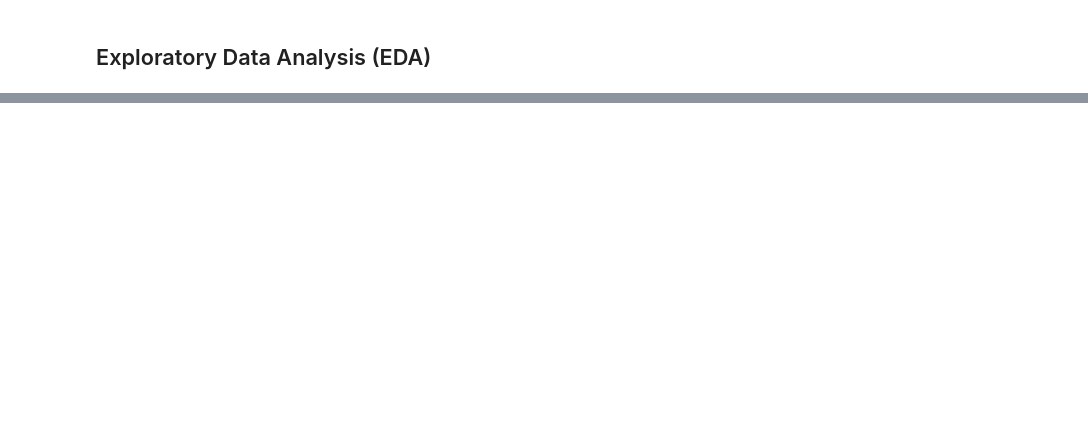
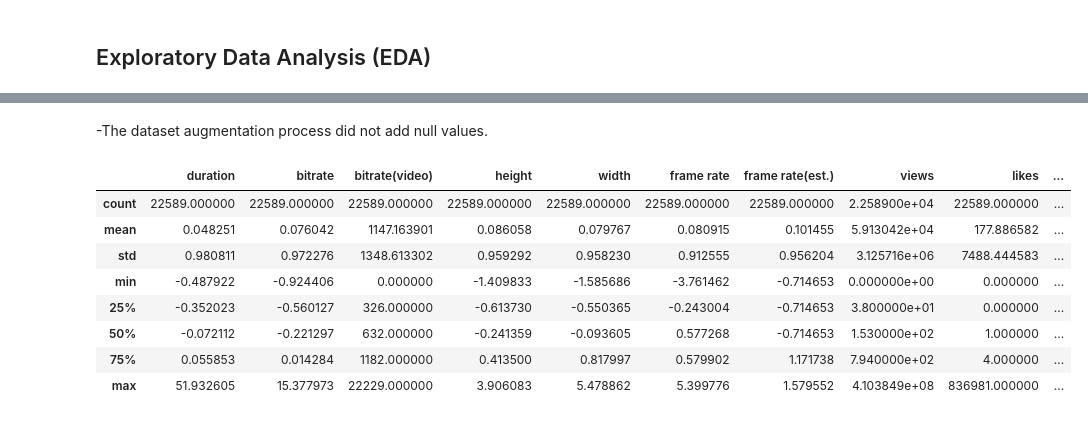
Before and after one commit to ghaida-alsalamah/T2-AI-TASK, a Jupyter notebook: T2-AI-TASK.ipynb, the cells around one changed output, grey strips where cells are left out. Cells and saved outputs as stored; diff of their text form; code cells hidden in the pictures; blank space fills up the shorter version.

```diff
--- a/T2-AI-TASK.ipynb
+++ b/T2-AI-TASK.ipynb
@@ -315,0 +375,14 @@ df_augmented.to_csv("youtube_augmented.csv", index=False)
+# %% [markdown]
+-The dataset augmentation process did not add null values.
+# %%
+df_augmented.describe()
+# %% [output]
+|  | duration | bitrate | bitrate(video) | height | width | frame rate | frame rate(est.) | views | likes | ... |
+| count | 22589.000000 | 22589.000000 | 22589.000000 | 22589.000000 | 22589.000000 | 22589.000000 | 22589.000000 | 2.258900e+04 | 22589.000000 | ... |
+| mean | 0.048251 | 0.076042 | 1147.163901 | 0.086058 | 0.079767 | 0.080915 | 0.101455 | 5.913042e+04 | 177.886582 | ... |
+| std | 0.980811 | 0.972276 | 1348.613302 | 0.959292 | 0.958230 | 0.912555 | 0.956204 | 3.125716e+06 | 7488.444583 | ... |
+| min | -0.487922 | -0.924406 | 0.000000 | -1.409833 | -1.585686 | -3.761462 | -0.714653 | 0.000000e+00 | 0.000000 | ... |
+| 25% | -0.352023 | -0.560127 | 326.000000 | -0.613730 | -0.550365 | -0.243004 | -0.714653 | 3.800000e+01 | 0.000000 | ... |
+| 50% | -0.072112 | -0.221297 | 632.000000 | -0.241359 | -0.093605 | 0.577268 | -0.714653 | 1.530000e+02 | 1.000000 | ... |
+| 75% | 0.055853 | 0.014284 | 1182.000000 | 0.413500 | 0.817997 | 0.579902 | 1.171738 | 7.940000e+02 | 4.000000 | ... |
+| max | 51.932605 | 15.377973 | 22229.000000 | 3.906083 | 5.478862 | 5.399776 | 1.579552 | 4.103849e+08 | 836981.000000 | ... |
```
Also changed, not shown: parts of 30 cells of this notebook.
